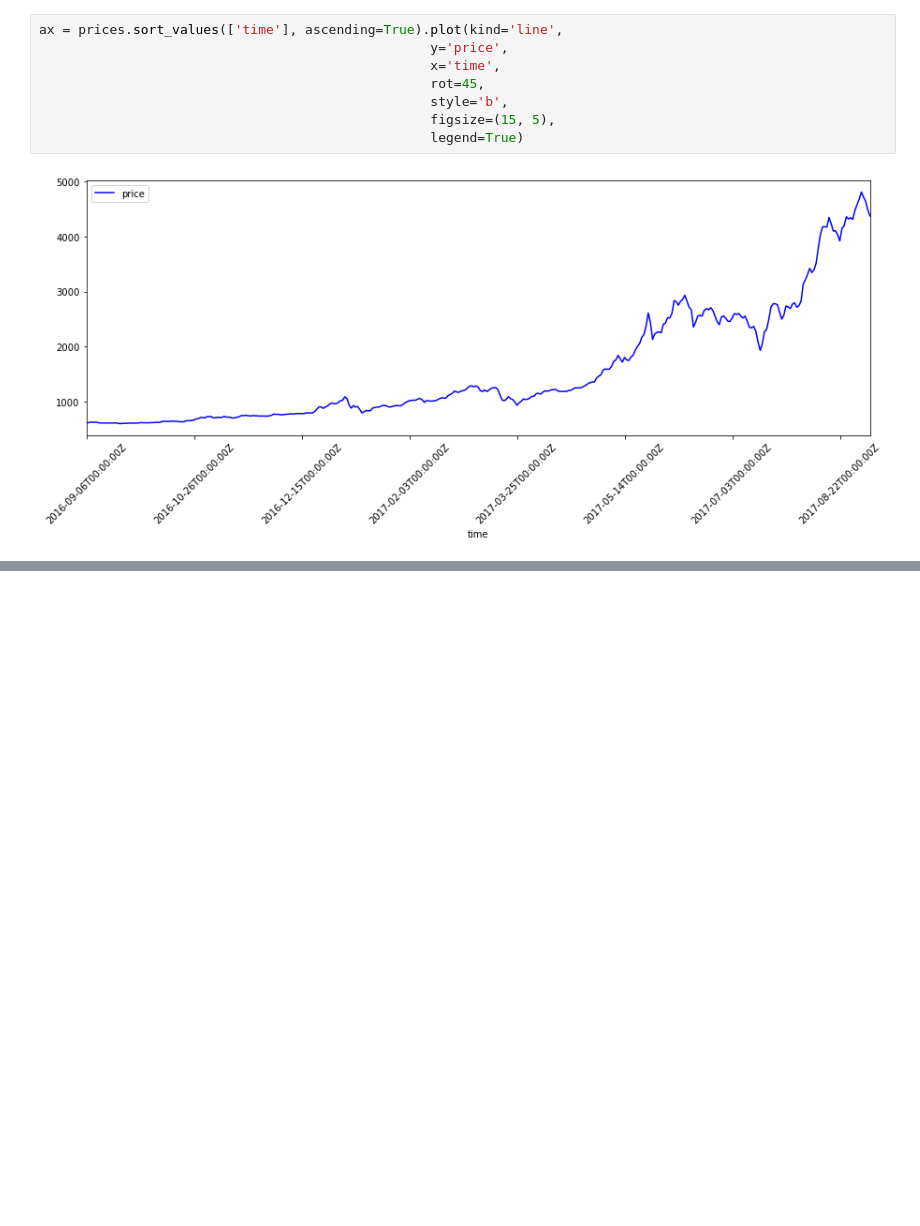
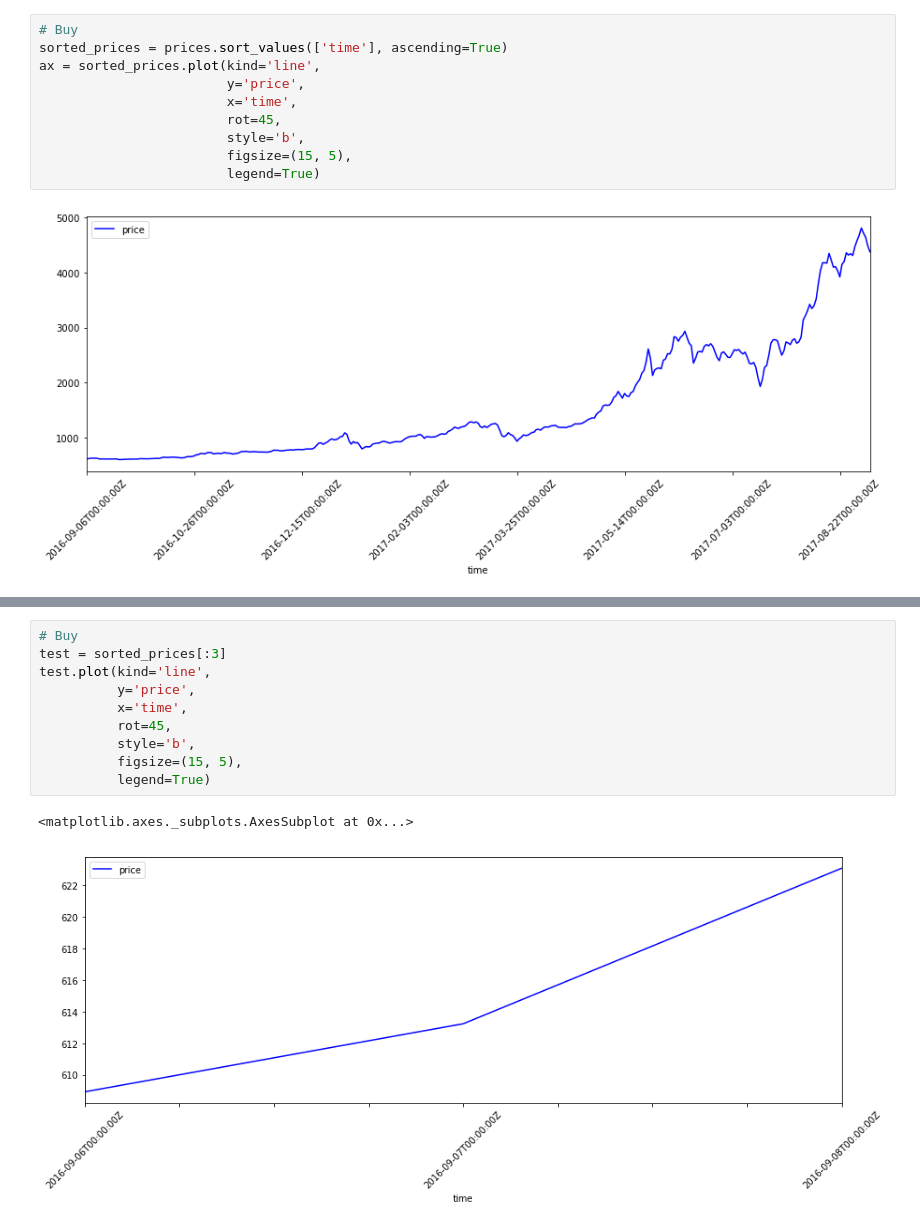
Before and after one commit to siwest/coinbase, a Jupyter notebook: coinbase.ipynb, the cells around one changed output, grey strips where cells are left out. Cells and saved outputs as stored; diff of their text form; blank space fills up the shorter version.

```diff
--- a/coinbase.ipynb
+++ b/coinbase.ipynb
@@ -38,10 +40,12 @@ prices.describe()
 # %%
-ax = prices.sort_values(['time'], ascending=True).plot(kind='line',
-                                                  y='price',
-                                                  x='time',
-                                                  rot=45,
-                                                  style='b',
-                                                  figsize=(15, 5),
-                                                  legend=True)
+# Buy
+sorted_prices = prices.sort_values(['time'], ascending=True)
+ax = sorted_prices.plot(kind='line',
+                        y='price',
+                        x='time',
+                        rot=45,
+                        style='b',
+                        figsize=(15, 5),
+                        legend=True)
 # %% [output]
 [figure]
@@ -47,0 +56,13 @@ ax = prices.sort_values(['time'], ascending=True).plot(kind='line',
+# %%
+# Buy
+test = sorted_prices[:3]
+test.plot(kind='line',
+          y='price',
+          x='time',
+          rot=45,
+          style='b',
+          figsize=(15, 5),
+          legend=True)
+# %% [output]
+<matplotlib.axes._subplots.AxesSubplot at 0x...>
+[figure, added]
```
Also changed, not shown: parts of 81 cells of this notebook, 1 other file.
